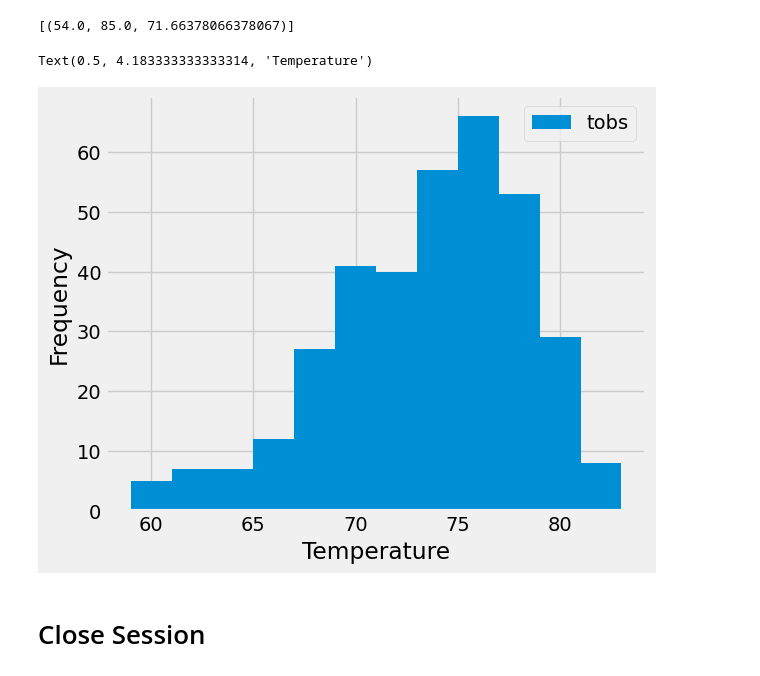
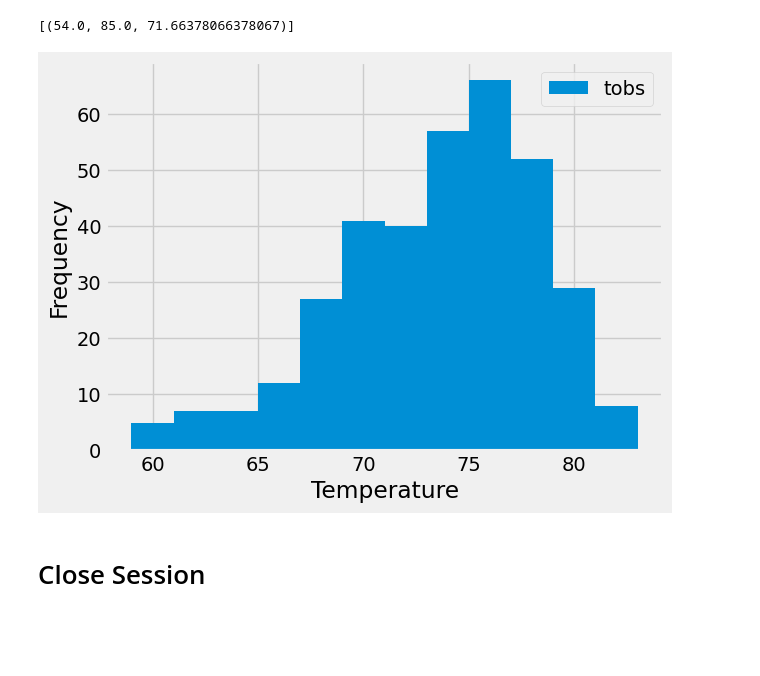
Before and after one commit to cburgyan/sqlalchemy-challenge, a Jupyter notebook: SurfsUp/climate_starter.ipynb, the cells around one changed output. Cells and saved outputs as stored; diff of their text form; code cells hidden in the pictures; blank space fills up the shorter version.

```diff
--- a/SurfsUp/climate_starter.ipynb
+++ b/SurfsUp/climate_starter.ipynb
@@ -30,8 +30,8 @@ Base.classes.keys()
 ['measurement', 'station']
 # %%
 # Save references to each table
-measurementTable = Base.classes.measurement
-stationTable = Base.classes.station
+measurement = Base.classes.measurement
+station = Base.classes.station
 # %%
 # Create our session (link) from Python to the DB
 session = Session(engine)
@@ -79,7 +56,7 @@ printResults(queryJoin, joinColumns)
 # Exploratory Precipitation Analysis
 # %%
 # Find the most recent date in the data set.
-meaTableQ = session.query(measurementTable.date).order_by(measurementTable.date.desc()).first()
+meaTableQ = session.query(measurement.date).order_by(measurement.date.desc()).first()
 meaTableQ
 # %% [output]
 ('2017-08-23',)
@@ -142,7 +119,8 @@ session.query(measurementTable).group_by(measurementTable.station).count()
 # %%
 # Design a query to find the most active stations (i.e. which stations have the most rows?)
 # List the stations and their counts in descending order.
-mostActiveStations = session.query(measurementTable.station, func.count(measurementTable.date)).group_by(measurementTable.station).order_by(func.count(measurementTable.date).desc()).all()
+mostActiveStations = session.query(measurement.station, func.count(measurement.date)).group_by(measurement.station).order_by(func.count(measurement.date).desc()).all()
+mostActiveStations
 # %% [output]
 [('USC00519281', 2772),
  ('USC00519397', 2724),
@@ -161,9 +140,16 @@ mostActiveStation = session.query(func.min()) #NOTE: tobs =='temperatures observ
 # %%
 # Using the most active station id
 # Query the last 12 months of temperature observation data for this station and plot the results as a histogram
+temperaturesMostActiveStation = session.query(measurement.tobs).filter(measurement.station == mostActiveStations[0][0]).filter(measurement.date > oneYearBefore)
+tempMostActiveStation_df = pd.DataFrame(temperaturesMostActiveStation, columns=['tobs'])
+
+plt.hist(tempMostActiveStation_df['tobs'], bins = 12)
+plt.legend(labels={'tobs':"blue"}, loc='upper right')
+plt.xlabel('Temperature')
+plt.ylabel('Frequency')
+plt.show()
 # %% [output]
-Text(0.5, 4.183333333333314, 'Temperature')
-[figure, old version]
+[figure, new version]
 # %% [markdown]
 # Close Session
 # %%
```
Also changed, not shown: parts of 4 cells of this notebook.
